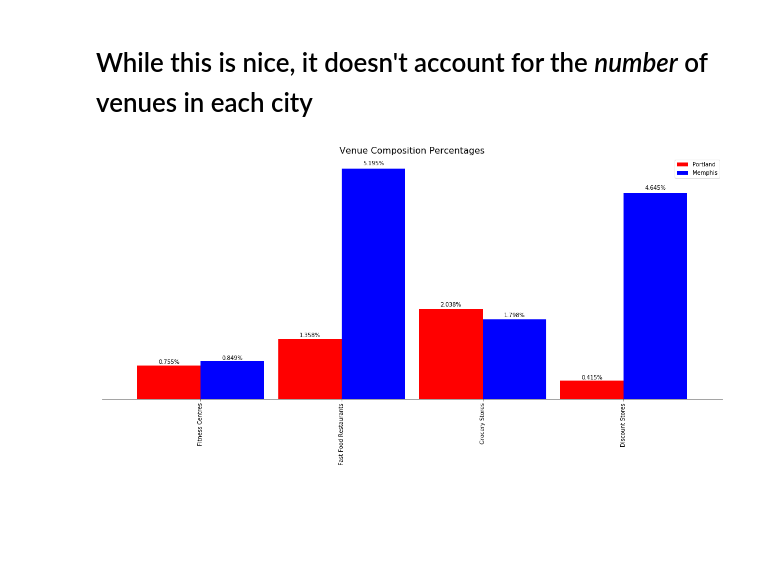
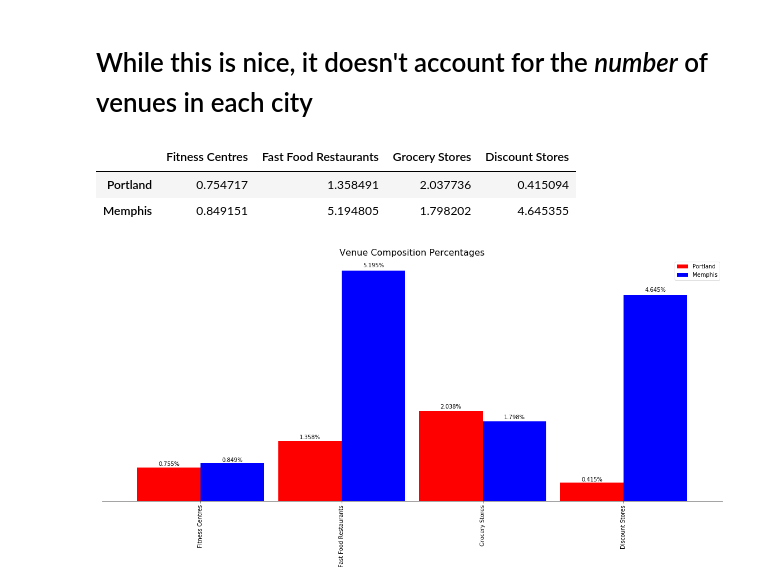
Before and after one commit to Daylen-Mackey/Data_Science_Capstone, a Jupyter notebook: Portland vs. Memphis -- A Health Venue Comparison.ipynb, the cells around one changed output. Drawn from its saved outputs; the diff is of its cells as text; code cells hidden in the pictures; blank space fills up the shorter version.

```diff
--- a/Portland vs. Memphis -- A Health Venue Comparison.ipynb
+++ b/Portland vs. Memphis -- A Health Venue Comparison.ipynb
@@ -830,16 +806,21 @@ plt.show()
 # %%
 mAdj = []
 pAdj = []
 for data in mData:
     mAdj.append(data / len(mV) * 100)
 for data in pData:
     pAdj.append(data / len(pV) * 100)
 
 
 
 dataAdj = pd.DataFrame([pAdj, mAdj],
                                   columns=['Fitness Centres', 'Fast Food Restaurants', 'Grocery Stores', 'Discount Stores'],
                                   index = cities)
+dataAdj
+# %% [output]
+|  | Fitness Centres | Fast Food Restaurants | Grocery Stores | Discount Stores |
+| Portland | 0.754717 | 1.358491 | 2.037736 | 0.415094 |
+| Memphis | 0.849151 | 5.194805 | 1.798202 | 4.645355 |
 # %%
 df_plot = dataAdj.T
 
```
Also changed, not shown: parts of 7 cells of this notebook.
